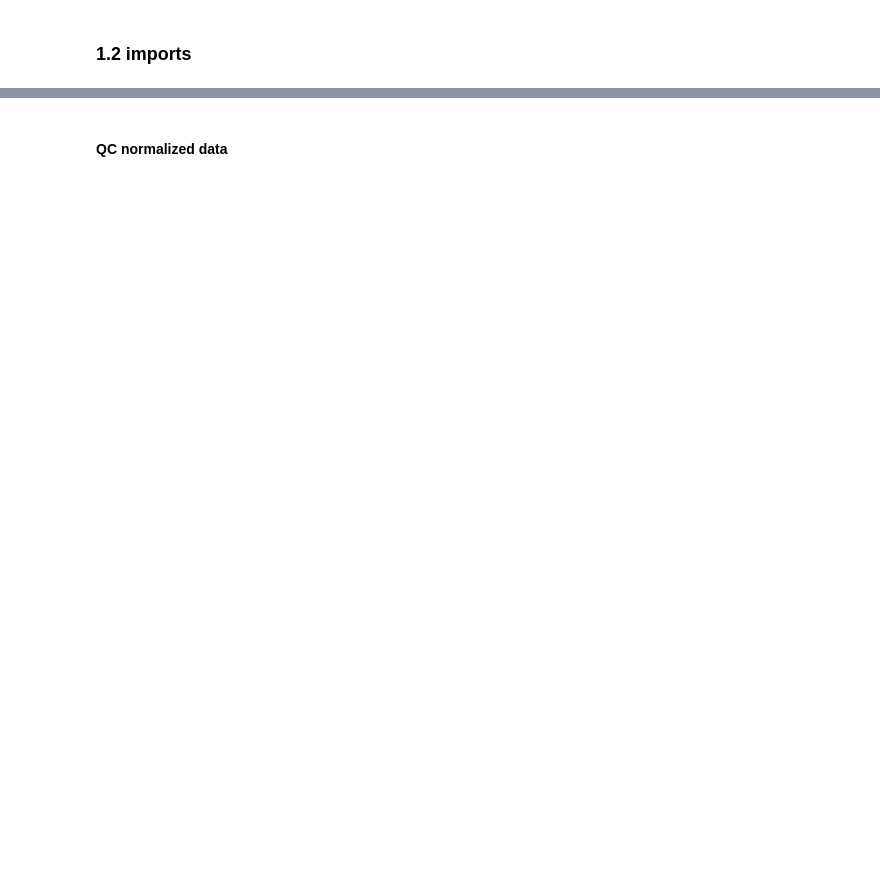
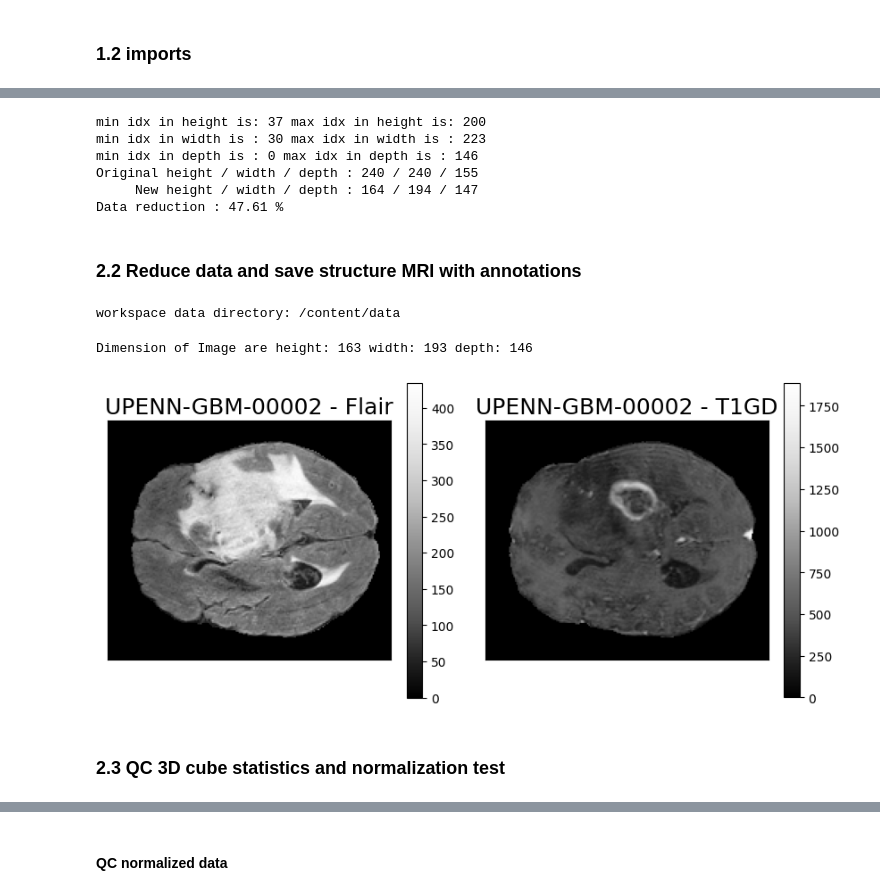
Before and after one commit to RiceD2KLab/BRAINNET, a Jupyter notebook: src/notebooks/01_mri_data_prep_and_loading.ipynb, the cells around one changed output, grey strips where cells are left out. Cells and saved outputs as stored; diff of their text form; code cells hidden in the pictures; blank space fills up the shorter version.

```diff
--- a/src/notebooks/01_mri_data_prep_and_loading.ipynb
+++ b/src/notebooks/01_mri_data_prep_and_loading.ipynb
@@ -815,0 +36,31 @@ for my_file in segm_files:
+# %%
+import matplotlib.pyplot as plt
+import nibabel as nib
+import numpy as np
+import os
+import pandas as pd
+import random
+from tqdm.auto import tqdm
+
+from onedrivedownloader import download
+
+# Custom modules
+import utils.mri_common as mri_common
+import utils.data_handler as dh
+import importlib
+importlib.reload(dh)
+importlib.reload(mri_common)
+
+import utils.mri_common as mri_common
+from utils.data_handler import DataHandler, StructuralScan, MriType
+from utils.mri_plotter import MRIPlotter
+from utils.mri_common import get_zero_reduction_dimensions, get_mri_subj, normalize_and_save, copy_segm_files,\
+    reduce_data, split_subjects, collate_scans, get_data_stats, plot_scan_stats, normalize_collated_data, \
+    update_collated_stats, generate_2d_slices
+from utils.mri_common import SliceDirection
+# Initializations
+np.set_printoptions(precision=16)
+
+# Initialize data handler
+data_handler = DataHandler()
+mri_plt = MRIPlotter()
@@ -815,0 +104,27 @@ for my_file in segm_files:
+# %%
+# call get_zero_reduction_dimensions to get reduced dimensions.
+new_dim = get_zero_reduction_dimensions(mri_dir=struct_files_dir, subj_list=subjects, struct_scan_list=struct_scans)
+# %% [output]
+min idx in height is: 37 max idx in height is: 200
+min idx in width is : 30 max idx in width is : 223
+min idx in depth is : 0 max idx in depth is : 146
+Original height / width / depth : 240 / 240 / 155
+     New height / width / depth : 164 / 194 / 147
+Data reduction : 47.61 %
+# %% [markdown]
+### 2.2 Reduce data and save structure MRI with annotations
+# %%
+# use the google colab runtime environment
+DATA_DIR = data_handler.data_dir
+print("workspace data directory:", DATA_DIR)
+# %% [output]
+workspace data directory: /content/data
+# %%
+# create a new folder, save all reduced data into the new folder
+output_dir = os.path.join(DATA_DIR, 'images_annot_reduced')
+
+reduce_data(new_dim=new_dim, subj_list=subjects,
+            struct_scans=struct_scans, struct_scan_dir=struct_files_dir,
+            segm_dir=segm_dir, output_dir=output_dir)
+# %% [output]
+Dimension of Image are height: 163 width: 193 depth: 146
@@ -815,0 +144,15 @@ for my_file in segm_files:
+# %%
+# qc sample images
+fig, axs = plt.subplots(nrows=1, ncols=2, figsize=(10, 5))
+
+test_img = "UPENN-GBM-00002"
+flair_img = data_handler.load_mri(subj_id=test_img, mri_type=MriType.STRUCT_SCAN_REDUCED, struct_scan=StructuralScan.FLAIR)
+t1gd_img = data_handler.load_mri(subj_id=test_img, mri_type=MriType.STRUCT_SCAN_REDUCED, struct_scan=StructuralScan.T1GD)
+
+mri_plt.plot_struct_img(img_data=flair_img, fig=fig, axs=axs, row=0, col=0, title=f"{test_img} - Flair")
+mri_plt.plot_struct_img(img_data=t1gd_img, fig=fig, axs=axs, row=0, col=1, title=f"{test_img} - T1GD")
+plt.show()
+# %% [output]
+[figure, added]
+# %% [markdown]
+### 2.3 QC 3D cube statistics and normalization test
```
Also changed, not shown: parts of 136 cells of this notebook, 8 other files.
